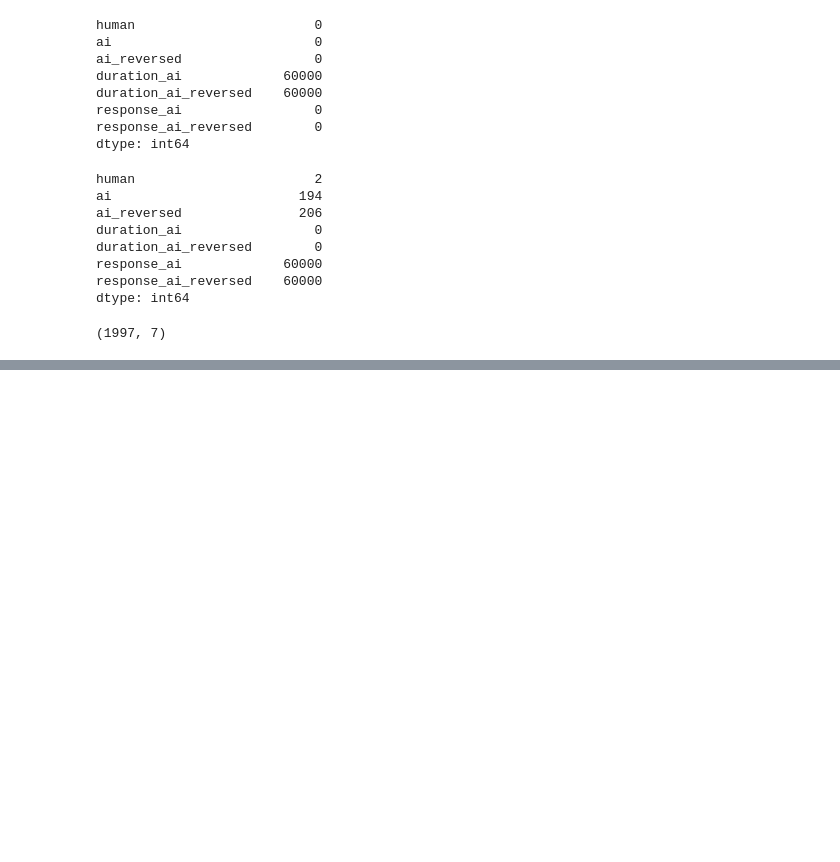
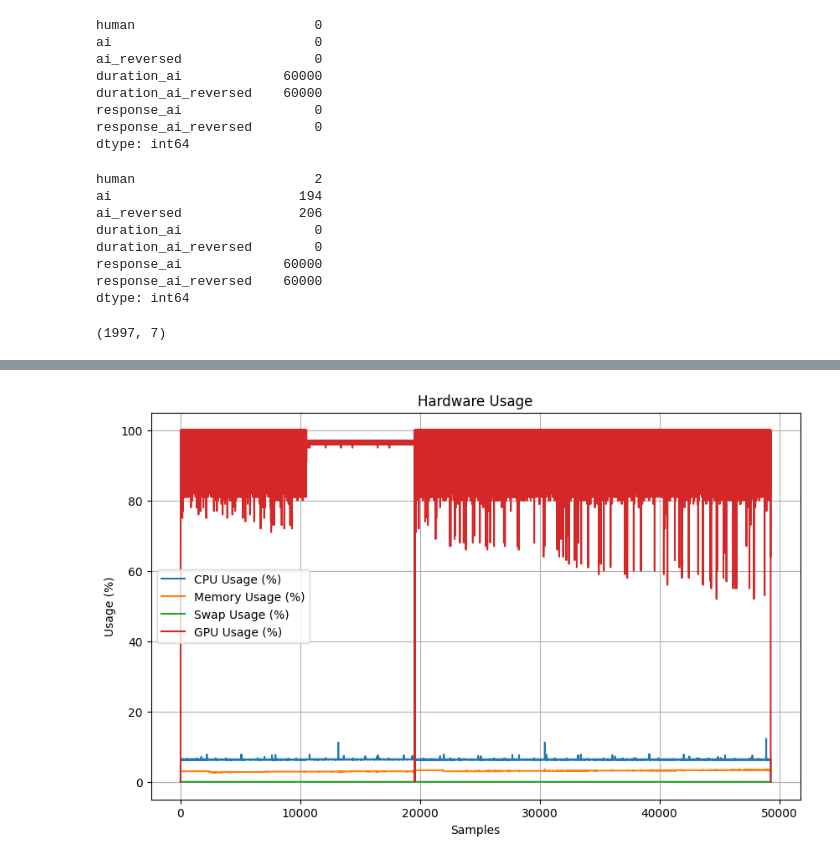
Before and after one commit to mxrio/llm_alignment-dpo, a Jupyter notebook: prepare_annodated_data.ipynb, the cells around one changed output, grey strips where cells are left out. Saved outputs shown, nothing was run; the diff lists cells and outputs as text; code cells hidden in the pictures; blank space fills up the shorter version.

Commit message:
merged all data

```diff
--- a/prepare_annodated_data.ipynb
+++ b/prepare_annodated_data.ipynb
@@ -378,0 +512,6 @@ ai_feedback_7b_cleaned[(ai_feedback_7b_cleaned['ai'] != '1') & (ai_feedback_7b_c
+# %%
+measurement_log_70b_1 = pd.read_csv('data/llama2-70b/measurement_logs-1.csv')
+measurement_log_70b_2 = pd.read_csv('data/llama2-70b/measurement_logs-2.csv')
+# %%
+measurement_log_70b_raw = pd.concat([measurement_log_70b_1, measurement_log_70b_2])
+measurement_log_70b_raw
@@ -378,0 +535,28 @@ ai_feedback_7b_cleaned[(ai_feedback_7b_cleaned['ai'] != '1') & (ai_feedback_7b_c
+# %%
+measurement_log_70b = measurement_log_70b_raw.copy()
+measurement_log_70b = measurement_log_70b_raw.reset_index(drop=True)
+# %%
+# Assuming df is your DataFrame
+df = measurement_log_70b.copy().reset_index(drop=True)
+
+# Drop the 'Timestamp' column since we don't need it
+df = df.drop(columns=['Timestamp'])
+
+# Plotting
+plt.figure(figsize=(10, 6))
+plt.plot(df.index, df['CPU Usage (%)'], label='CPU Usage (%)')
+plt.plot(df.index, df['Memory Usage (%)'], label='Memory Usage (%)')
+plt.plot(df.index, df['Swap Usage (%)'], label='Swap Usage (%)')
+plt.plot(df.index, df['GPU Usage (%)'], label='GPU Usage (%)')
+
+# Customize the plot
+plt.title('Hardware Usage')
+plt.xlabel('Samples')
+plt.ylabel('Usage (%)')
+plt.legend()
+plt.grid(True)
+
+# Show plot
+plt.show()
+# %% [output]
+[figure, added]
```
Also changed, not shown: parts of 31 cells of this notebook, 5 other files.
